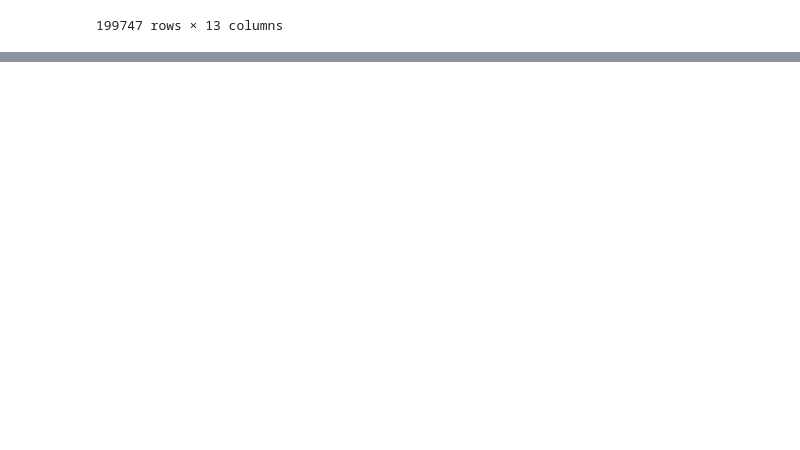
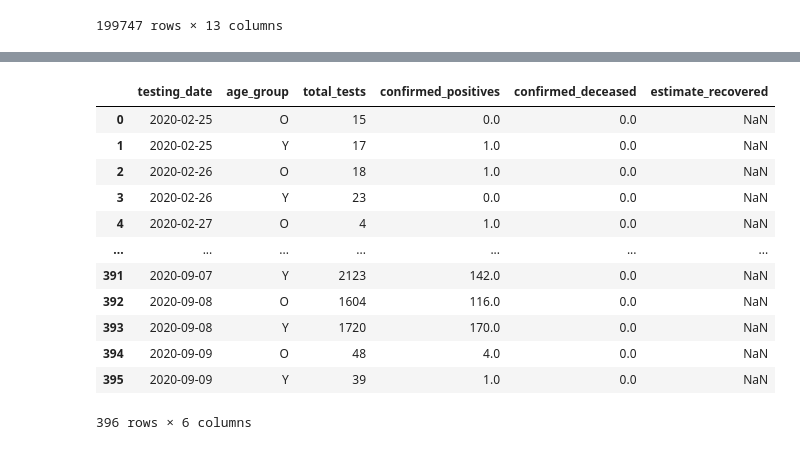
Before and after one commit to akapet00/covid-19-modelling-croatia, a Jupyter notebook: notebooks/01-processing.ipynb, the cells around one changed output, grey strips where cells are left out. Cells and saved outputs as stored; diff of their text form; code cells hidden in the pictures; blank space fills up the shorter version.

```diff
--- a/notebooks/01-processing.ipynb
+++ b/notebooks/01-processing.ipynb
@@ -94,0 +99,19 @@ df_m_initial
+# %%
+# assemble new dataframe for SEIR(D) modeling with age grouping
+iterables = [df_w.testing_date.sort_values().unique(), df_w.age_group.unique()]
+# columns and dtypes
+columns_dtypes_dict = {
+    'total_tests': float,
+    'confirmed_positives': float,
+    'confirmed_deceased': float,
+    'estimate_recovered': float,
+}
+df_m_g = pd.DataFrame(
+    index=pd.MultiIndex.from_product(iterables, names=['testing_date', 'age_group']),
+    columns=list(columns_dtypes_dict.keys()),
+    dtype=float,
+)
+# %%
+df_m_g.total_tests = df_w.groupby(['testing_date', 'age_group']).count().testing_result.values
+df_m_g.confirmed_positives = df_w.groupby(['testing_date', 'age_group']).sum().testing_result.values
+df_m_g.confirmed_deceased = df_w.groupby(['testing_date', 'age_group']).sum().deceased.values
@@ -94,0 +135,18 @@ df_m_initial
+# %%
+df_m_g.reset_index(inplace=True,)
+df_m_g.testing_date = pd.to_datetime(df_m_g.testing_date)
+df_m_g
+# %% [output]
+|  | testing_date | age_group | total_tests | confirmed_positives | confirmed_deceased | estimate_recovered |
+| 0 | 2020-02-25 | O | 15 | 0.0 | 0.0 | NaN |
+| 1 | 2020-02-25 | Y | 17 | 1.0 | 0.0 | NaN |
+| 2 | 2020-02-26 | O | 18 | 1.0 | 0.0 | NaN |
+| 3 | 2020-02-26 | Y | 23 | 0.0 | 0.0 | NaN |
+| 4 | 2020-02-27 | O | 4 | 1.0 | 0.0 | NaN |
+| ... | ... | ... | ... | ... | ... | ... |
+| 391 | 2020-09-07 | Y | 2123 | 142.0 | 0.0 | NaN |
+| 392 | 2020-09-08 | O | 1604 | 116.0 | 0.0 | NaN |
+| 393 | 2020-09-08 | Y | 1720 | 170.0 | 0.0 | NaN |
+| 394 | 2020-09-09 | O | 48 | 4.0 | 0.0 | NaN |
+| 395 | 2020-09-09 | Y | 39 | 1.0 | 0.0 | NaN |
+396 rows × 6 columns
```
Also changed, not shown: parts of 10 cells of this notebook, 1 other file.
